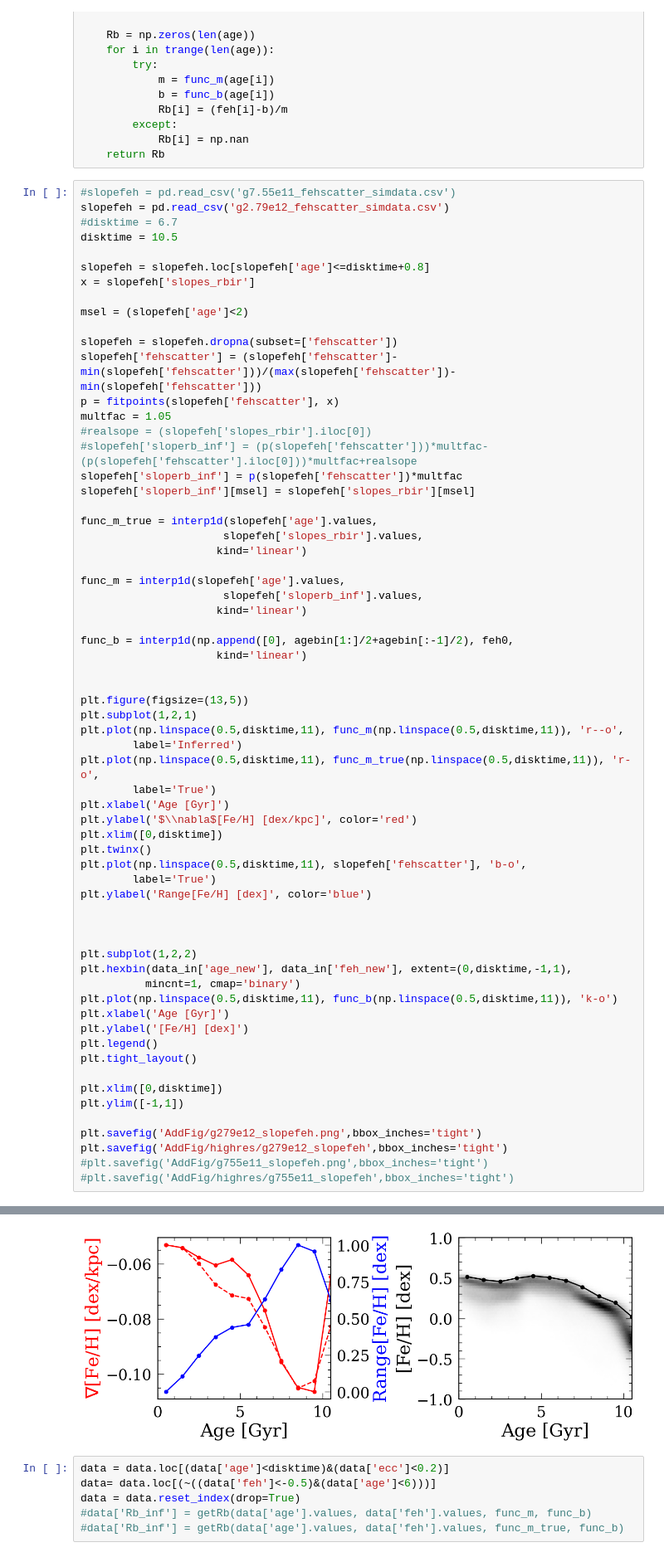
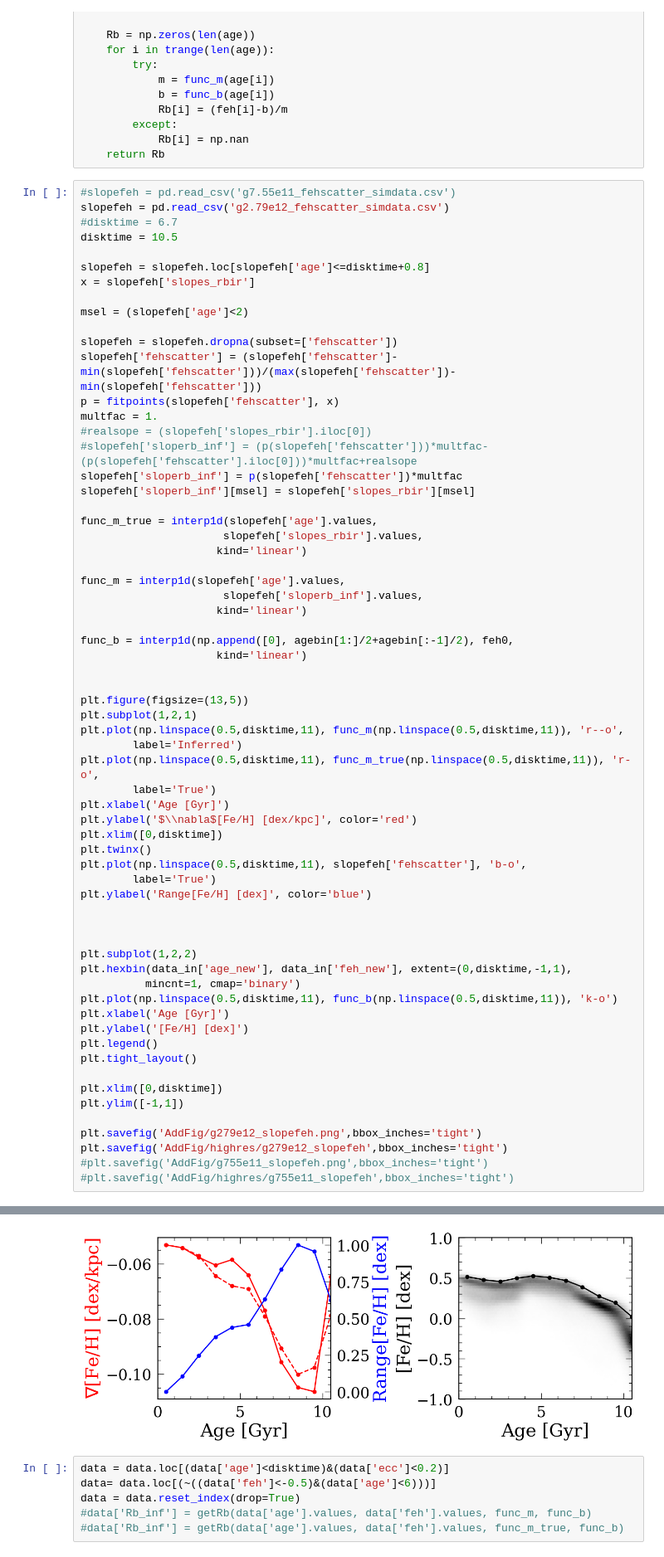
Before and after one commit to lyx12311/FeHScatter, a Jupyter notebook: FeHGradient-Simulation.ipynb, the cells around one changed output, grey strips where cells are left out. Shown at 83% size. Saved outputs shown, nothing was run; the diff lists cells and outputs as text.

```diff
--- a/FeHGradient-Simulation.ipynb
+++ b/FeHGradient-Simulation.ipynb
@@ -516,7 +516,7 @@ msel = (slopefeh['age']<2)
 slopefeh = slopefeh.dropna(subset=['fehscatter'])
 slopefeh['fehscatter'] = (slopefeh['fehscatter']-min(slopefeh['fehscatter']))/(max(slopefeh['fehscatter'])-min(slopefeh['fehscatter']))
 p = fitpoints(slopefeh['fehscatter'], x)
-multfac = 1.05
+multfac = 1.
 #realsope = (slopefeh['slopes_rbir'].iloc[0])
 #slopefeh['sloperb_inf'] = (p(slopefeh['fehscatter']))*multfac-(p(slopefeh['fehscatter'].iloc[0]))*multfac+realsope
 slopefeh['sloperb_inf'] = p(slopefeh['fehscatter'])*multfac
@@ -541,34 +541,34 @@ plt.plot(np.linspace(0.5,disktime,11), func_m(np.linspace(0.5,disktime,11)), 'r-
 plt.plot(np.linspace(0.5,disktime,11), func_m_true(np.linspace(0.5,disktime,11)), 'r-o',
         label='True')
 plt.xlabel('Age [Gyr]')
 plt.ylabel('$\\nabla$[Fe/H] [dex/kpc]', color='red')
 plt.xlim([0,disktime])
 plt.twinx()
 plt.plot(np.linspace(0.5,disktime,11), slopefeh['fehscatter'], 'b-o',
         label='True')
 plt.ylabel('Range[Fe/H] [dex]', color='blue')
 
 
 
 plt.subplot(1,2,2)
 plt.hexbin(data_in['age_new'], data_in['feh_new'], extent=(0,disktime,-1,1),
           mincnt=1, cmap='binary')
 plt.plot(np.linspace(0.5,disktime,11), func_b(np.linspace(0.5,disktime,11)), 'k-o')
 plt.xlabel('Age [Gyr]')
 plt.ylabel('[Fe/H] [dex]')
 plt.legend()
 plt.tight_layout()
 
 plt.xlim([0,disktime])
 plt.ylim([-1,1])
 
 plt.savefig('AddFig/g279e12_slopefeh.png',bbox_inches='tight')
 plt.savefig('AddFig/highres/g279e12_slopefeh',bbox_inches='tight')
 #plt.savefig('AddFig/g755e11_slopefeh.png',bbox_inches='tight')
 #plt.savefig('AddFig/highres/g755e11_slopefeh',bbox_inches='tight')
 # %% [output]
 No artists with labels found to put in legend.  Note that artists whose label start with an underscore are ignored when legend() is called with no argument.
-[figure, old version]
+[figure, new version]
 # %%
 data = data.loc[(data['age']<disktime)&(data['ecc']<0.2)]
 data= data.loc[(~((data['feh']<-0.5)&(data['age']<6)))]
```
Also changed, not shown: parts of 2 cells of this notebook.
